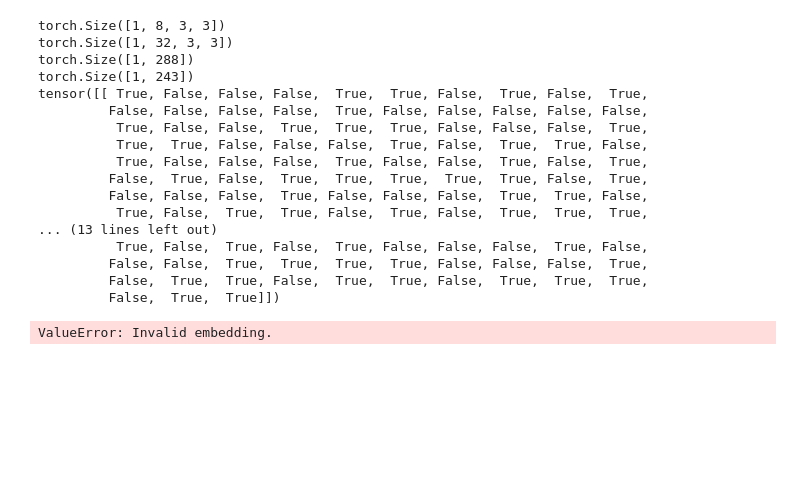
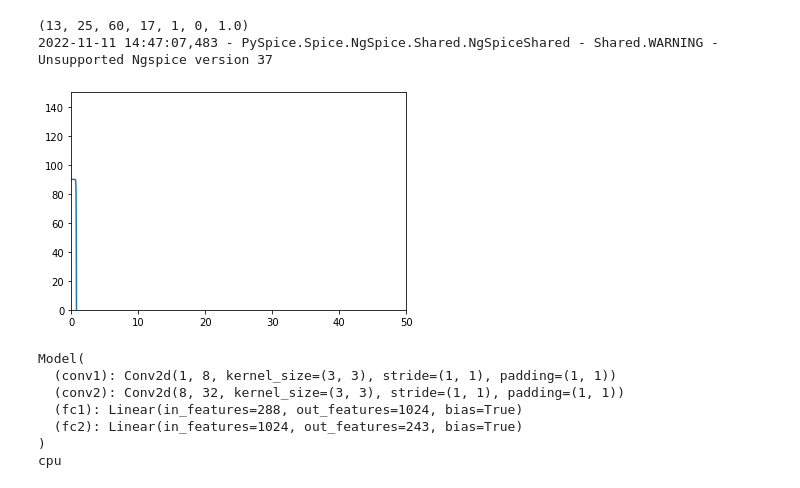
Before and after one commit to martyr37/reconfig-bipv, a Jupyter notebook: Unsupervised Model.ipynb, the cells around one changed output. Cells and saved outputs as stored; diff of their text form; code cells hidden in the pictures; blank space fills up the shorter version.

```diff
--- a/Unsupervised Model.ipynb
+++ b/Unsupervised Model.ipynb
@@ -14,5 +14,7 @@ from torchvision.utils import save_image
 
 from solar_module import SolarModule, generate_shading, generate_gaussian
 from string_to_embedding import string_to_embedding, super_to_embedding
+
+device = torch.device('cuda' if torch.cuda.is_available() else 'cpu')
 # %%
 class Model(nn.Module):
@@ -111,33 +119,24 @@ torch.Size([1, 243])
 # %%
 ## convert output to embedding using SolarModule object
 model.eval()
 with torch.no_grad():
     out_data = model(rand_smap)
-    out_data = out_data.type(torch.bool)
-    print(out_data)
+    #out_data = out_data.type(torch.bool)
+    #print(out_data)
 
     embedding = out_data.reshape(3, 3, 3, 3, 3).cpu().numpy()
 
 moduleobj = SolarModule(3,3)
 moduleobj.embedding = embedding
-moduleobj.filter_embedding()
+# Fix (0,0) and (2,2) to be ground and positive
+moduleobj.connect_to_ground(0,0)
+moduleobj.connect_to_pos(2,2)
+
+print(moduleobj.filter_embedding())
 moduleobj.make_netlist()
+moduleobj.simulate()
+moduleobj.plot_netlist()
 # %% [output]
-torch.Size([1, 8, 3, 3])
-torch.Size([1, 32, 3, 3])
-torch.Size([1, 288])
-torch.Size([1, 243])
-tensor([[ True, False, False, False,  True,  True, False,  True, False,  True,
-         False, False, False, False,  True, False, False, False, False, False,
-          True, False, False,  True,  True,  True, False, False, False,  True,
-          True,  True, False, False, False,  True, False,  True,  True, False,
-          True, False, False, False,  True, False, False,  True, False,  True,
-         False,  True, False,  True,  True,  True,  True,  True, False,  True,
-         False, False, False,  True, False, False, False,  True,  True, False,
-          True, False,  True,  True, False,  True, False,  True,  True,  True,
-... (13 lines left out)
-          True, False,  True, False,  True, False, False, False,  True, False,
-         False, False,  True,  True,  True,  True, False, False, False,  True,
-         False,  True,  True, False,  True,  True, False,  True,  True,  True,
-         False,  True,  True]])
+(13, 25, 60, 17, 1, 0, 1.0)
+2022-11-11 14:47:07,483 - PySpice.Spice.NgSpice.Shared.NgSpiceShared - Shared.WARNING - Unsupported Ngspice version 37
-ValueError: Invalid embedding.
+[figure, added]
@@ -143,0 +178,12 @@ ValueError: Invalid embedding.
+# %%
+model = Model().to(device)
+print(model)
+print(device)
+# %% [output]
+Model(
+  (conv1): Conv2d(1, 8, kernel_size=(3, 3), stride=(1, 1), padding=(1, 1))
+  (conv2): Conv2d(8, 32, kernel_size=(3, 3), stride=(1, 1), padding=(1, 1))
+  (fc1): Linear(in_features=288, out_features=1024, bias=True)
+  (fc2): Linear(in_features=1024, out_features=243, bias=True)
+)
+cpu
```
Also changed, not shown: parts of 11 cells of this notebook, 11 other files.
